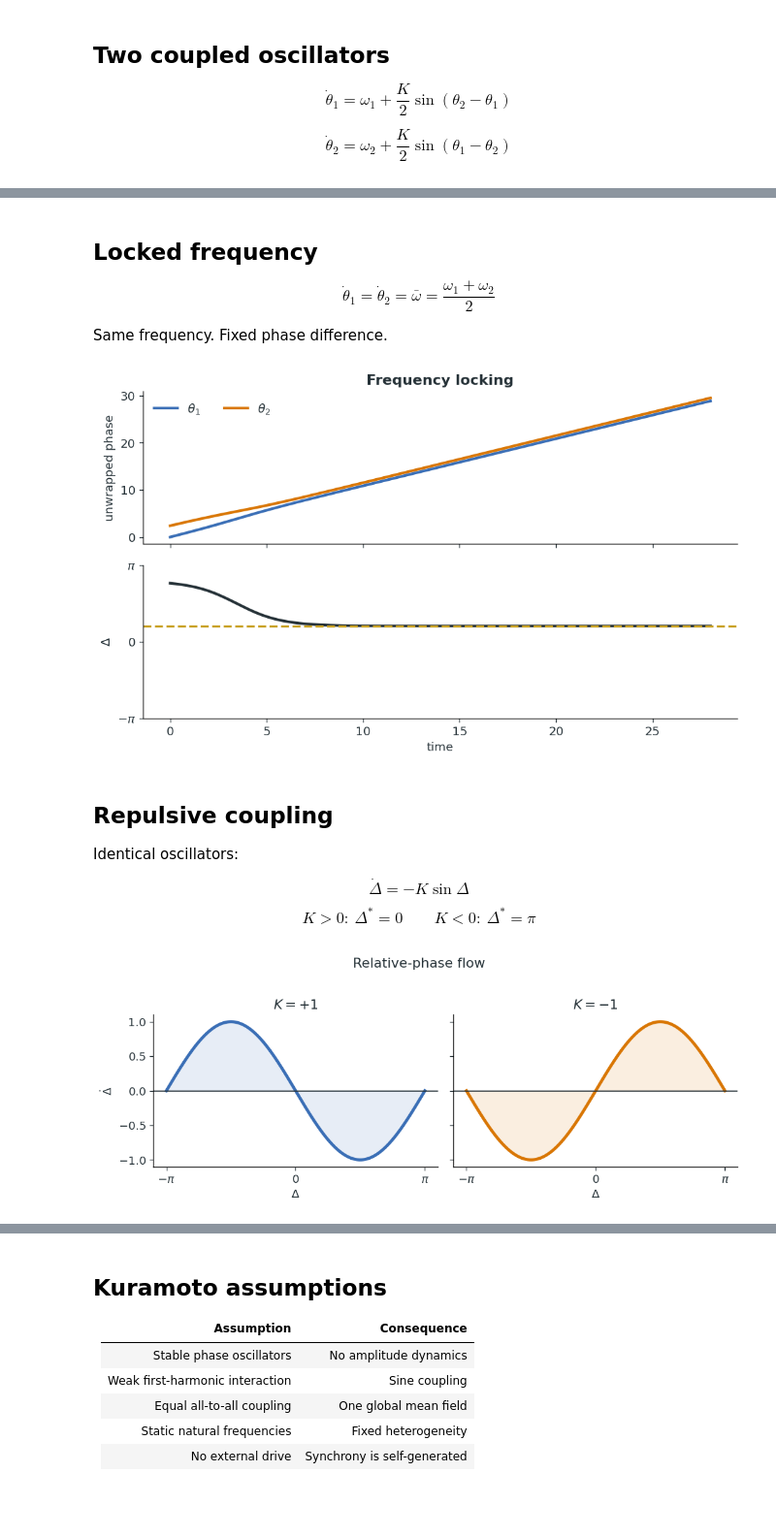
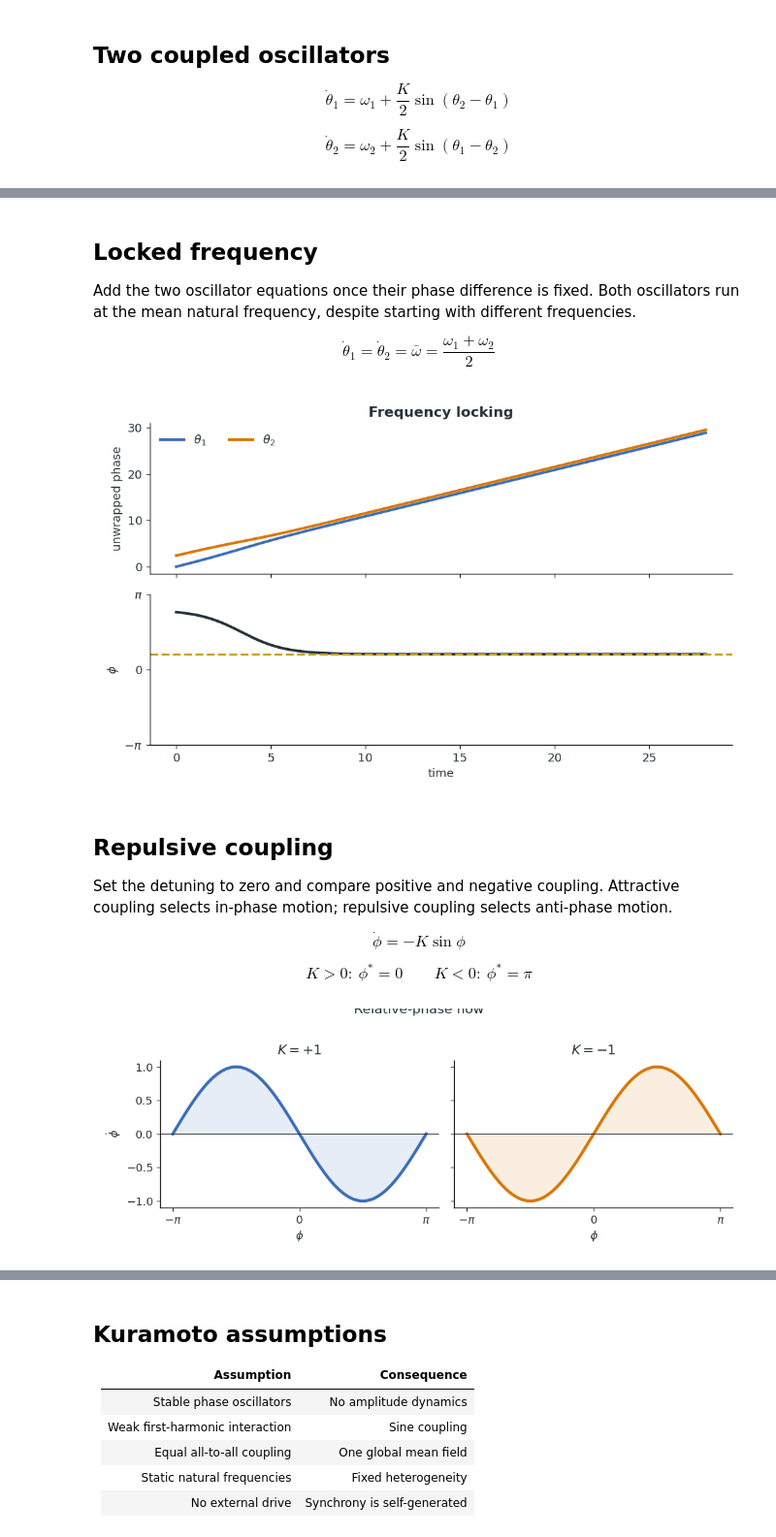
Before and after one commit to shaevitz/567-Crowd-Control, a Jupyter notebook: lectures/lecture-03-kuramoto-model.ipynb, the cells around one changed output, grey strips where cells are left out. Shown at 97% size. Cells and saved outputs as stored; diff of their text form; code cells hidden in the pictures; blank space fills up the shorter version.

```diff
--- a/lectures/lecture-03-kuramoto-model.ipynb
+++ b/lectures/lecture-03-kuramoto-model.ipynb
@@ -6,8 +6,9 @@ from pathlib import Path
 
 import numpy as np
 import matplotlib.pyplot as plt
+from matplotlib.animation import FuncAnimation
 from matplotlib.collections import LineCollection
-from IPython.display import Video
+from IPython.display import HTML, Video
 
 if Path("../media").exists():
     MEDIA = Path("../media")
@@ -81,6 +82,22 @@ def simulate_kuramoto(
             save_index += 1
     return times, phases
 
+def simulate_relative_phase(
+    detuning, coupling, phi0, *, t_end, dt=0.01
+):
+    n_steps = int(np.ceil(t_end / dt))
+    times = np.arange(n_steps + 1) * dt
+    phases = np.empty(n_steps + 1)
+    phases[0] = phi0
+
+    for step in range(n_steps):
+        slope = detuning - coupling * np.sin(phases[step])
+        midpoint = phases[step] + 0.5 * dt * slope
+        phases[step + 1] = phases[step] + dt * (
+            detuning - coupling * np.sin(midpoint)
+        )
+    return times, phases
+
 def observed_frequencies(times, phases, tail_fraction=0.4):
     start = int((1 - tail_fraction) * times.size)
     centered_time = times[start:] - times[start:].mean()
@@ -371,14 +653,14 @@ All synchronization dynamics are in $\Delta$.
 # %%
-delta = np.linspace(-np.pi, np.pi, 700)
-mismatch_ratios = [0.55, 1.0, 1.25]
+phi_grid = np.linspace(-np.pi, np.pi, 700)
+detuning_ratios = [0.55, 1.0, 1.25]
 
 fig, axes = plt.subplots(1, 3, figsize=(10, 3.3), sharey=True)
-for ax, ratio in zip(axes, mismatch_ratios):
-    ax.plot(delta, np.sin(delta), color=BLUE, lw=3, label=r"$\sin\Delta$")
+for ax, ratio in zip(axes, detuning_ratios):
+    ax.plot(phi_grid, np.sin(phi_grid), color=BLUE, lw=3, label=r"$\sin\phi$")
     ax.axhline(ratio, color=ORANGE, lw=2.5, label=r"$\Delta\omega/K$")
     ax.axhline(0, color=LIGHT, lw=1)
     ax.set(
-        xlabel=r"$\Delta$",
+        xlabel=r"$\phi$",
         xticks=[-np.pi, 0, np.pi],
         xticklabels=[r"$-\pi$", "0", r"$\pi$"],
         title=rf"$\Delta\omega/K={ratio:g}$",
@@ -460,13 +968,13 @@ plt.show()
 # %% [markdown]
 ## Locked frequency
+
+Add the two oscillator equations once their phase difference is fixed. Both oscillators run at the mean natural frequency, despite starting with different frequencies.
 
 $$
 \dot\theta_1=\dot\theta_2=\bar\omega
 =
 \frac{\omega_1+\omega_2}{2}
 $$
-
-Same frequency. Fixed phase difference.
 # %%
 pair_omega = np.array([0.70, 1.30])
 pair_K = 1.0
@@ -478,8 +986,8 @@ pair_t, pair_theta = simulate_kuramoto(
     dt=0.01,
     save_every=10,
 )
-pair_delta = wrap_phase(pair_theta[:, 1] - pair_theta[:, 0])
-stable_delta = np.arcsin((pair_omega[1] - pair_omega[0]) / pair_K)
+pair_phi = wrap_phase(pair_theta[:, 1] - pair_theta[:, 0])
+stable_phi = np.arcsin((pair_omega[1] - pair_omega[0]) / pair_K)
 
 fig, axes = plt.subplots(2, 1, figsize=(8.5, 5.2), sharex=True)
 axes[0].plot(pair_t, pair_theta[:, 0], color=BLUE, lw=2.5, label=r"$\theta_1$")
@@ -487,11 +995,11 @@ axes[0].plot(pair_t, pair_theta[:, 1], color=ORANGE, lw=2.5, label=r"$\theta_2$"
 axes[0].set(ylabel="unwrapped phase", title="Frequency locking")
 axes[0].legend(frameon=False, ncol=2)
 
-axes[1].plot(pair_t, pair_delta, color=INK, lw=2.5)
-axes[1].axhline(stable_delta, color=GOLD, lw=2, ls="--")
+axes[1].plot(pair_t, pair_phi, color=INK, lw=2.5)
+axes[1].axhline(stable_phi, color=GOLD, lw=2, ls="--")
 axes[1].set(
     xlabel="time",
-    ylabel=r"$\Delta$",
+    ylabel=r"$\phi$",
     ylim=(-np.pi, np.pi),
     yticks=[-np.pi, 0, np.pi],
     yticklabels=[r"$-\pi$", "0", r"$\pi$"],
@@ -499,42 +1007,42 @@ axes[1].set(
 fig.tight_layout()
 plt.show()
 # %% [output]
-[figure, old version]
+[figure, new version]
 # %% [markdown]
 ## Repulsive coupling
 
-Identical oscillators:
+Set the detuning to zero and compare positive and negative coupling. Attractive coupling selects in-phase motion; repulsive coupling selects anti-phase motion.
 
 $$
-\dot\Delta=-K\sin\Delta
+\dot\phi=-K\sin\phi
 $$
 
 $$
-K>0:\ \Delta^*=0
+K>0:\ \phi^*=0
 \qquad
-K<0:\ \Delta^*=\pi
+K<0:\ \phi^*=\pi
 $$
 # %%
-delta = np.linspace(-np.pi, np.pi, 700)
+phi_grid = np.linspace(-np.pi, np.pi, 700)
 
 fig, axes = plt.subplots(1, 2, figsize=(9, 3.4), sharey=True)
 for ax, K, color in zip(axes, [1, -1], [BLUE, ORANGE]):
-    flow = -K * np.sin(delta)
-    ax.plot(delta, flow, color=color, lw=3)
+    flow = -K * np.sin(phi_grid)
+    ax.plot(phi_grid, flow, color=color, lw=3)
     ax.axhline(0, color=INK, lw=1)
-    ax.fill_between(delta, 0, flow, color=color, alpha=0.12)
+    ax.fill_between(phi_grid, 0, flow, color=color, alpha=0.12)
     ax.set(
-        xlabel=r"$\Delta$",
+        xlabel=r"$\phi$",
         xticks=[-np.pi, 0, np.pi],
         xticklabels=[r"$-\pi$", "0", r"$\pi$"],
         title=rf"$K={K:+d}$",
     )
-axes[0].set_ylabel(r"$\dot\Delta$")
+axes[0].set_ylabel(r"$\dot\phi$")
 fig.suptitle("Relative-phase flow", y=1.02)
 fig.tight_layout()
 plt.show()
 # %% [output]
-[figure, old version]
+[figure, new version]
 # %% [markdown]
 ## Tilted washboard
 
```
Also changed, not shown: parts of 58 cells of this notebook, 1 other file.
